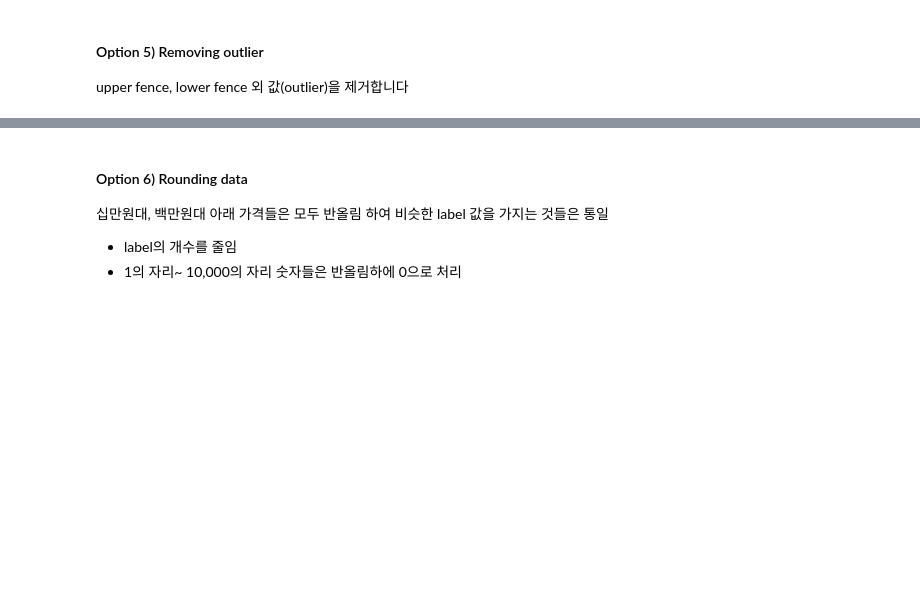
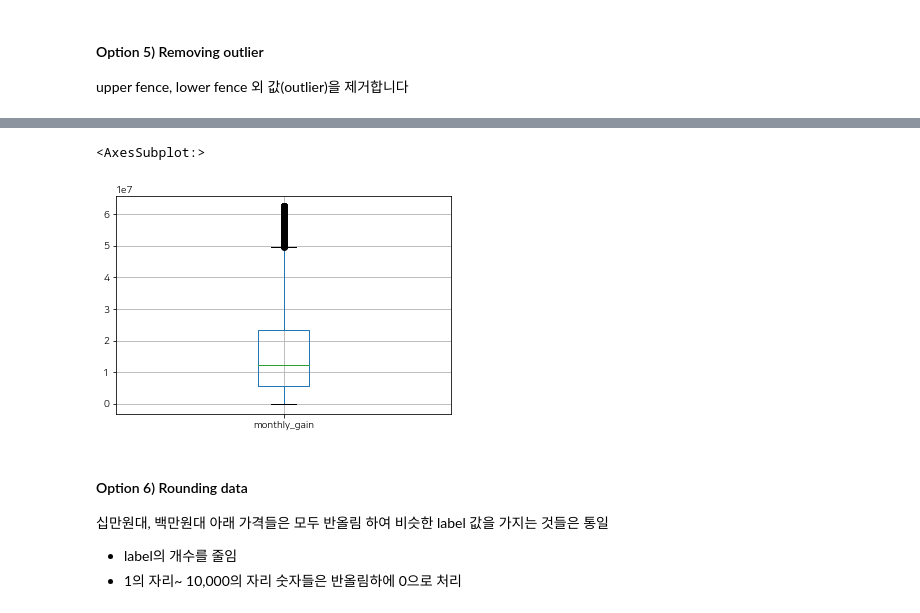
Before and after one commit to iDolphin99/Commerical_data_analysis, a Jupyter notebook: dolphin/baseline_classification_big_NLP.ipynb, the cells around one changed output, grey strips where cells are left out. Saved outputs shown, nothing was run; the diff lists cells and outputs as text; code cells hidden in the pictures; blank space fills up the shorter version.

```diff
--- a/dolphin/baseline_classification_big_NLP.ipynb
+++ b/dolphin/baseline_classification_big_NLP.ipynb
@@ -605,3 +658,11 @@ removed index in shop_type_big 4 :  1
+# %%
+#
+group_big_gain = labeled_data[['shop_type_big_label','monthly_gain']].groupby('shop_type_big_label')
+df_group_big_gain = group_big_gain.describe().droplevel(axis=1,level=0)
+group_big_gain.get_group(7).boxplot(column='monthly_gain')
+# %% [output]
+<AxesSubplot:>
+[figure, added]
 # %% [markdown]
 #### Option 6) Rounding data
 십만원대, 백만원대 아래 가격들은 모두 반올림 하여 비슷한 label 값을 가지는 것들은 통일
```
Also changed, not shown: parts of 10 cells of this notebook, 2 other files.
